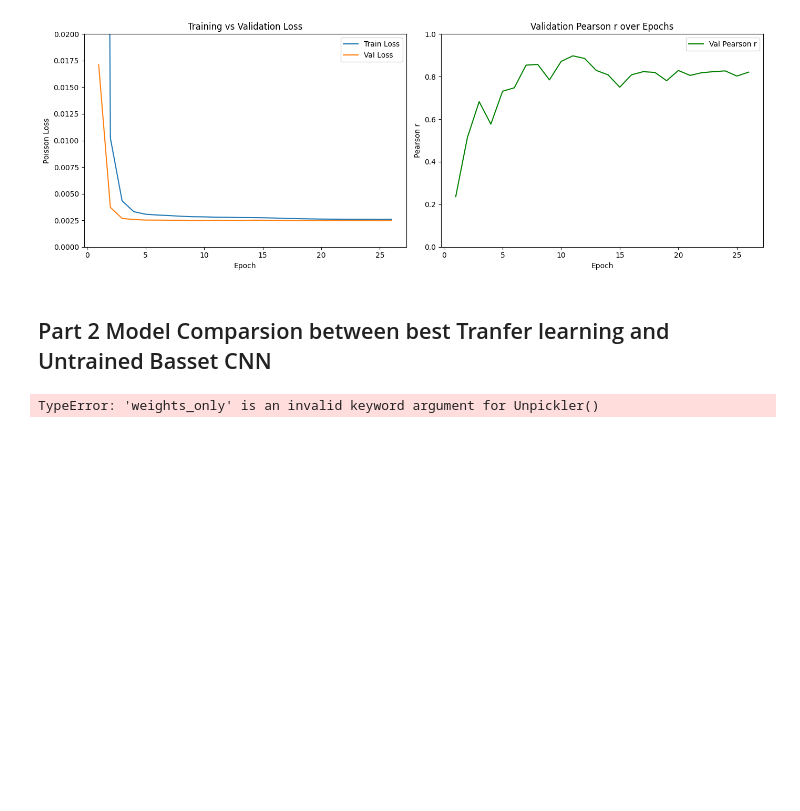
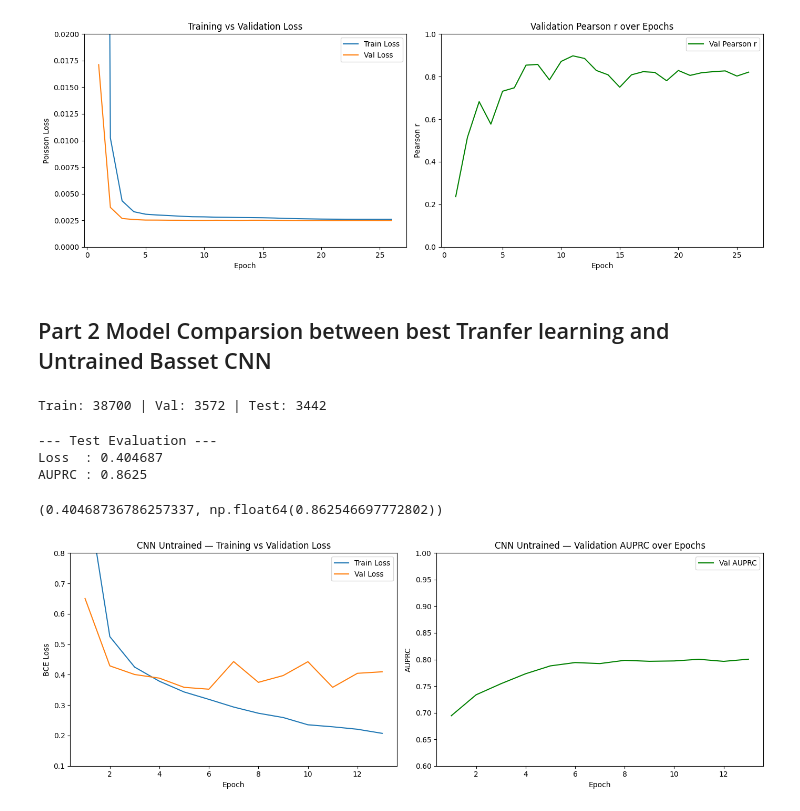
Before and after one commit to pmckone/Genome-Accessibility-Project, a Jupyter notebook: FinalProject.ipynb, the cells around one changed output. Saved outputs shown, nothing was run; the diff lists cells and outputs as text; code cells hidden in the pictures; blank space fills up the shorter version.

Commit message:
Revert "Create LSTM and add results to notebook"

```diff
--- a/FinalProject.ipynb
+++ b/FinalProject.ipynb
@@ -72,26 +78,39 @@ plt.show()
+# %%
+from CNNUntrained import load_model, evaluate, get_dataloaders, get_loss_fn
+from LoadData import load_processed
+
+X_train, y_train, X_val, y_val, X_test, y_test = load_processed()
+_, _, test_loader = get_dataloaders(X_train, y_train, X_val, y_val, X_test, y_test)
+model, train_losses, val_losses, val_auprcs = load_model()
+# %% [output]
+Train: 38700 | Val: 3572 | Test: 3442
+# %%
+loss_fn = get_loss_fn(y_train)
+evaluate(model, test_loader, loss_fn, name='Test')
+# %% [output]
+--- Test Evaluation ---
+Loss  : 0.404687
+AUPRC : 0.8625
+(0.40468736786257337, np.float64(0.862546697772802))
 # %%
-model, train_losses, val_losses, val_pearsons = load_model_lstm()
-
 fig, (ax1, ax2) = plt.subplots(1, 2, figsize=(14, 5))
 
-# Loss plot
 ax1.plot(range(1, len(train_losses) + 1), train_losses, label='Train Loss')
 ax1.plot(range(1, len(val_losses)   + 1), val_losses,   label='Val Loss')
 ax1.set_xlabel('Epoch')
-ax1.set_ylabel('Poisson Loss')
-ax1.set_title('Training vs Validation Loss')
-ax1.set_ylim(0, 0.02)
+ax1.set_ylabel('BCE Loss')
+ax1.set_title('CNN Untrained — Training vs Validation Loss')
+ax1.set_ylim(0.1, 0.8)
 ax1.legend()
 
-# Pearson r plot
-ax2.plot(range(1, len(val_pearsons) + 1), val_pearsons, label='Val Pearson r', color='green')
+ax2.plot(range(1, len(val_auprcs) + 1), val_auprcs, label='Val AUPRC', color='green')
 ax2.set_xlabel('Epoch')
-ax2.set_ylabel('Pearson r')
-ax2.set_title('Validation Pearson r over Epochs')
-ax2.set_ylim(0, 1)
+ax2.set_ylabel('AUPRC')
+ax2.set_title('CNN Untrained — Validation AUPRC over Epochs')
+ax2.set_ylim(0.6, 1.0)
 ax2.legend()
 
 plt.tight_layout()
 plt.show()
 # %% [output]
-TypeError: 'weights_only' is an invalid keyword argument for Unpickler()
+[figure, added]
```
Also changed, not shown: parts of 2 cells of this notebook, 2 other files.
